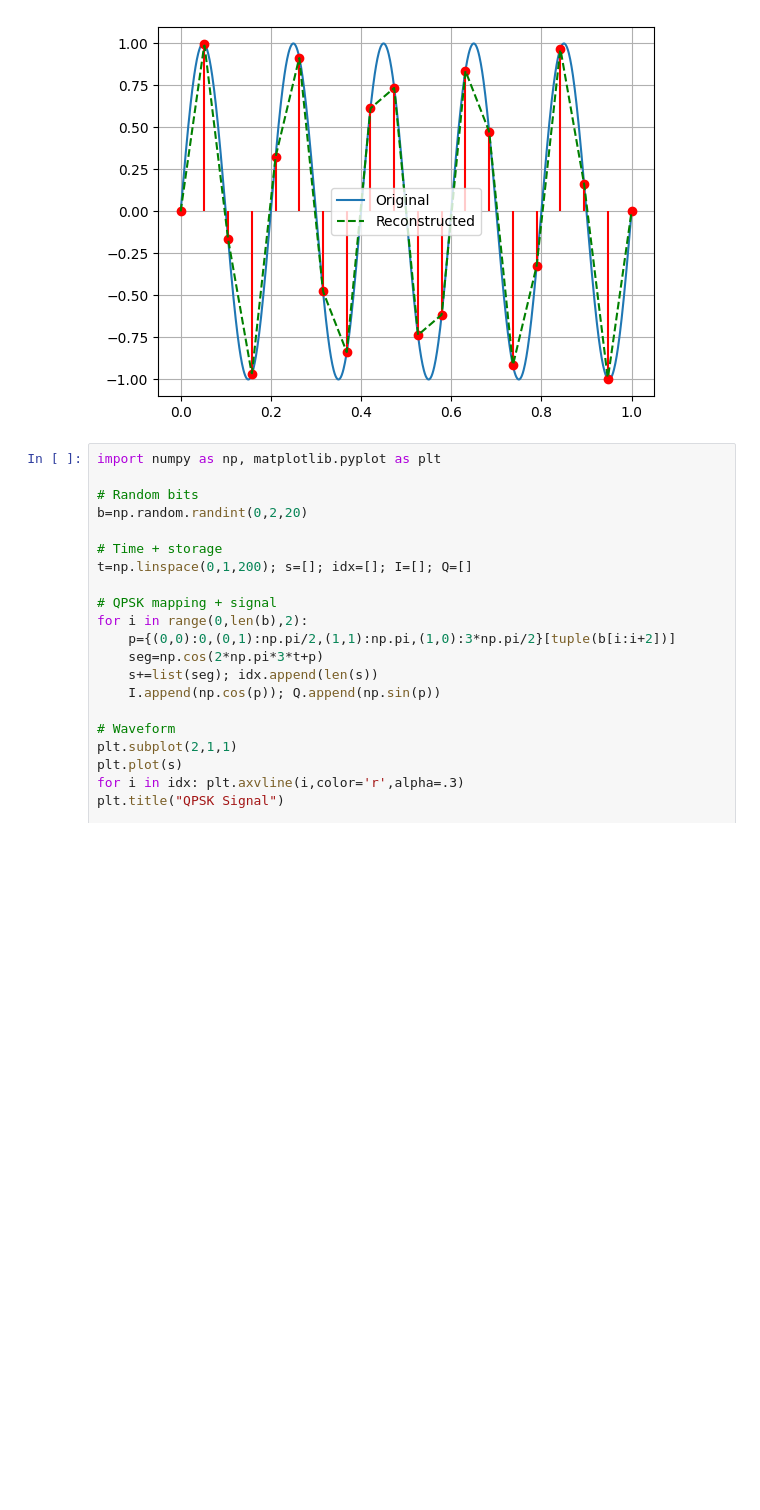
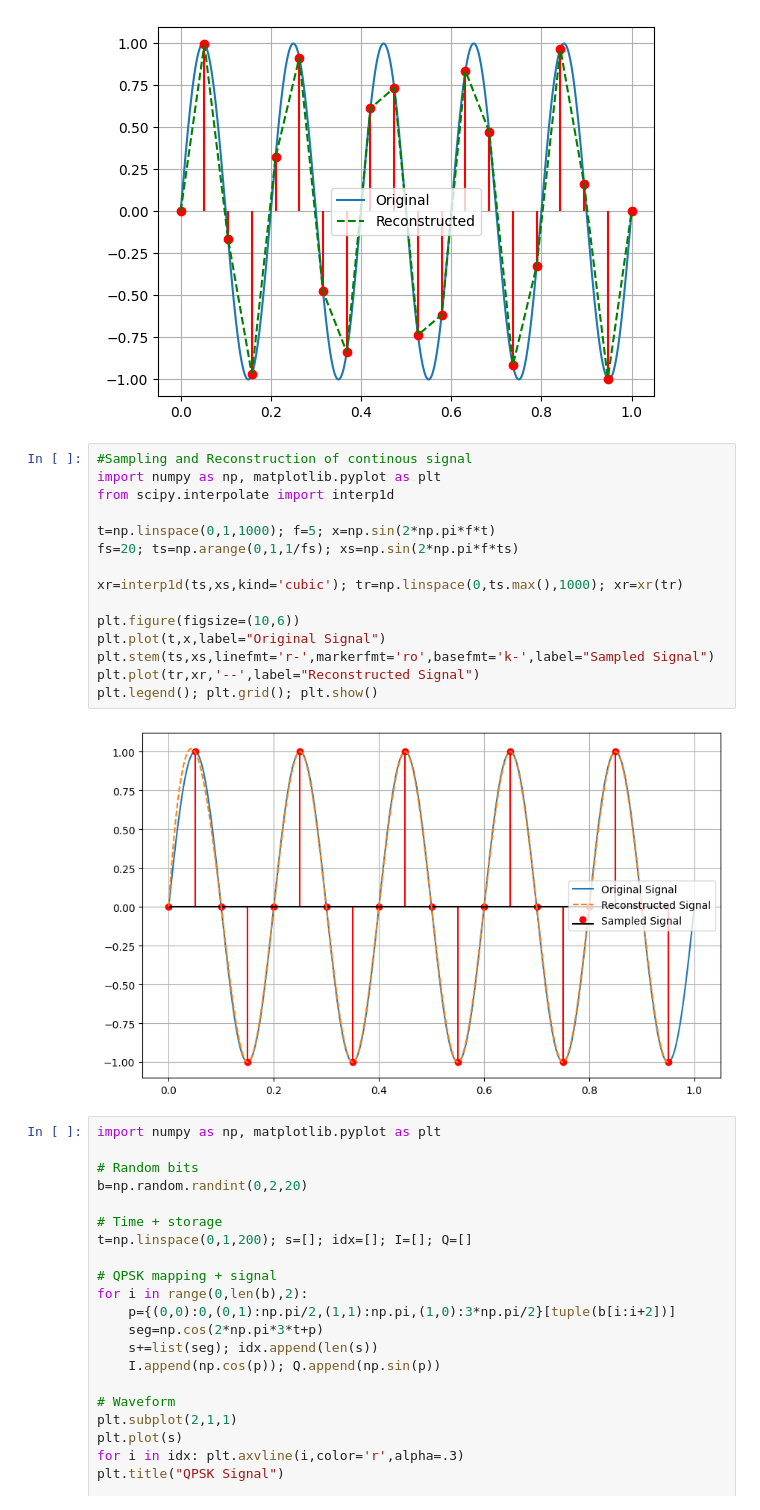
Before and after one commit to Albinzer/Digital-Lab, a Jupyter notebook: Lab/lab.ipynb, the cells around one changed output. Saved outputs shown, nothing was run; the diff lists cells and outputs as text; blank space fills up the shorter version.

```diff
--- a/Lab/lab.ipynb
+++ b/Lab/lab.ipynb
@@ -232,6 +283,23 @@ plt.plot(t,xr,'g--',label='Reconstructed')
 plt.legend(); plt.grid(); plt.show()
 # %% [output]
 [figure]
+# %%
+#Sampling and Reconstruction of continous signal
+import numpy as np, matplotlib.pyplot as plt
+from scipy.interpolate import interp1d
+
+t=np.linspace(0,1,1000); f=5; x=np.sin(2*np.pi*f*t)
+fs=20; ts=np.arange(0,1,1/fs); xs=np.sin(2*np.pi*f*ts)
+
+xr=interp1d(ts,xs,kind='cubic'); tr=np.linspace(0,ts.max(),1000); xr=xr(tr)
+
+plt.figure(figsize=(10,6))
+plt.plot(t,x,label="Original Signal")
+plt.stem(ts,xs,linefmt='r-',markerfmt='ro',basefmt='k-',label="Sampled Signal")
+plt.plot(tr,xr,'--',label="Reconstructed Signal")
+plt.legend(); plt.grid(); plt.show()
+# %% [output]
+[figure, added]
 # %%
 import numpy as np, matplotlib.pyplot as plt
 
```
Also changed, not shown: parts of 4 cells of this notebook, 1 other file.
